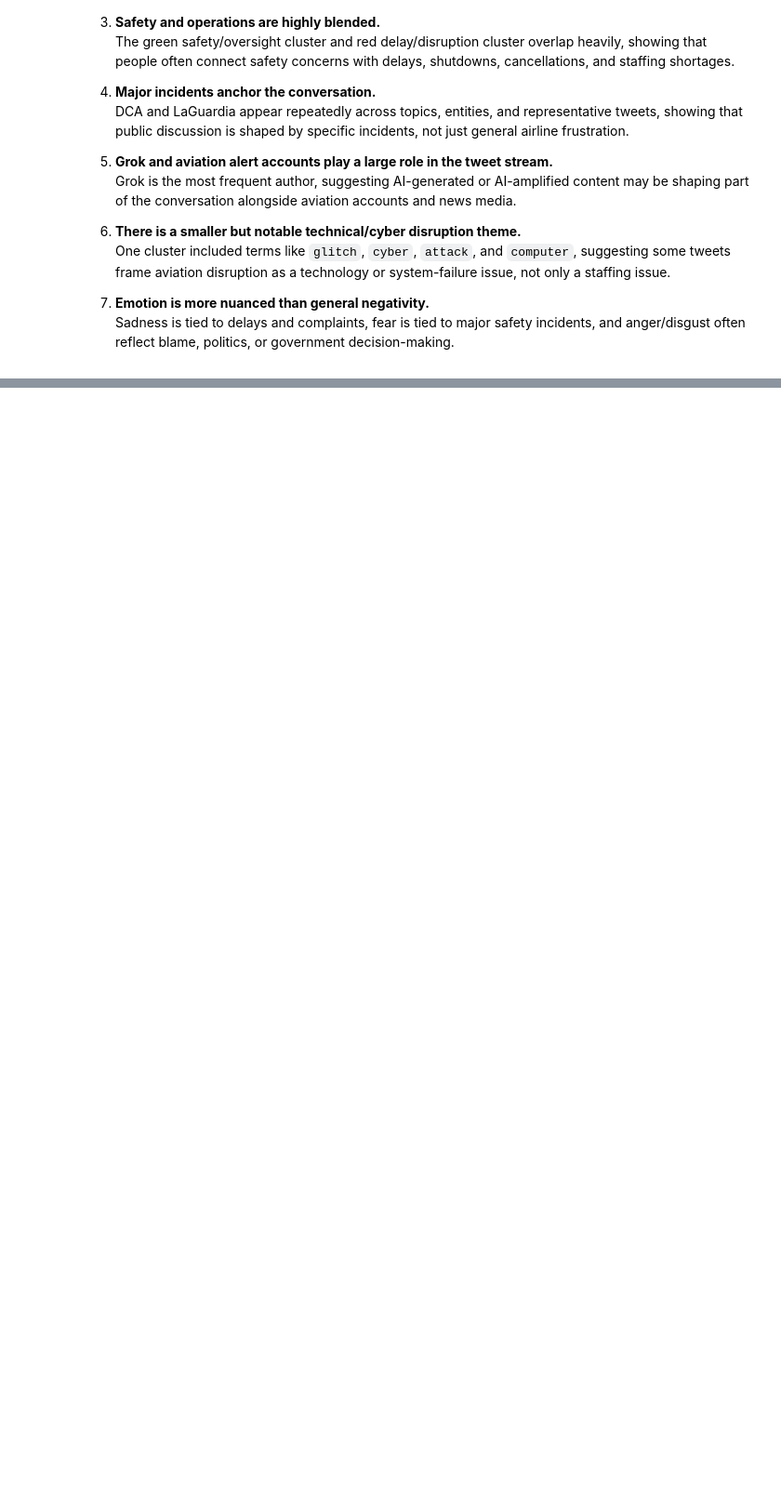
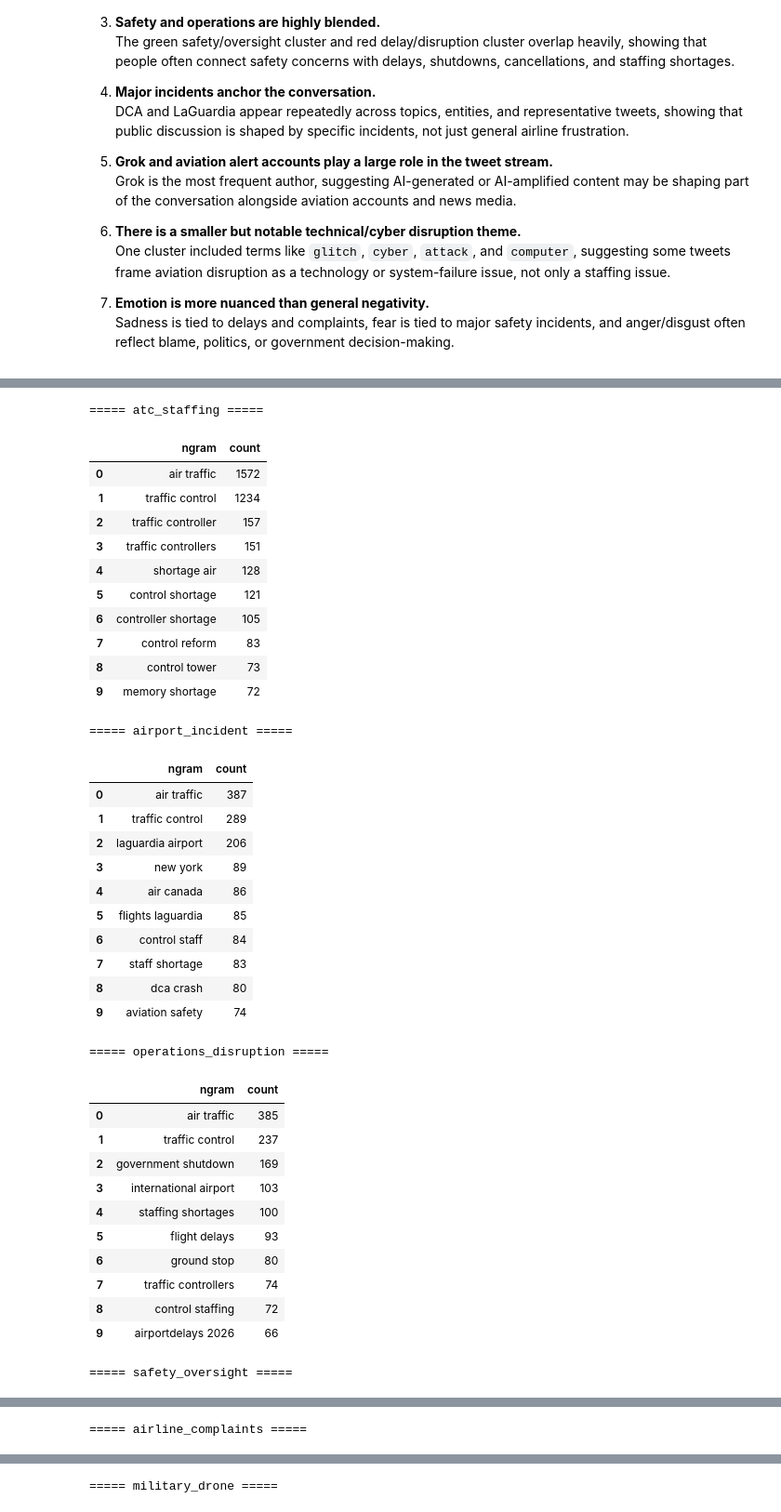
Before and after one commit to lucas-huynh/uda_airline_final_project, a Jupyter notebook: UPDATED_FAA_Twitter_Analysis_Safety_Complaints.ipynb, the cells around one changed output, grey strips where cells are left out. Shown at 93% size. Saved outputs shown, nothing was run; the diff lists cells and outputs as text; code cells hidden in the pictures; blank space fills up the shorter version.

```diff
--- a/UPDATED_FAA_Twitter_Analysis_Safety_Complaints.ipynb
+++ b/UPDATED_FAA_Twitter_Analysis_Safety_Complaints.ipynb
@@ -2035,0 +2078,61 @@ Overall, the emotion model shows that the corpus is not simply “negative.” T
+# %%
+theme_bigram_tables = {}
+
+for theme in df["plot_theme"].value_counts().index:
+    theme_texts = df.loc[df["plot_theme"] == theme, "text_clean"].dropna()
+
+    if len(theme_texts) >= 5:
+        try:
+            theme_bigrams = get_top_ngrams(
+                theme_texts,
+                ngram_range=(2, 2),
+                min_df=2,
+                top_n=10
+            )
+
+            theme_bigram_tables[theme] = theme_bigrams
+
+            print(f"\n===== {theme} =====")
+            display(theme_bigrams)
+
+        except ValueError:
+            print(f"\n===== {theme} =====")
+            print("Not enough repeated bigrams for this theme.")
+# %% [output]
+===== atc_staffing =====
+|  | ngram | count |
+| 0 | air traffic | 1572 |
+| 1 | traffic control | 1234 |
+| 2 | traffic controller | 157 |
+| 3 | traffic controllers | 151 |
+| 4 | shortage air | 128 |
+| 5 | control shortage | 121 |
+| 6 | controller shortage | 105 |
+| 7 | control reform | 83 |
+| 8 | control tower | 73 |
+| 9 | memory shortage | 72 |
+===== airport_incident =====
+|  | ngram | count |
+| 0 | air traffic | 387 |
+| 1 | traffic control | 289 |
+| 2 | laguardia airport | 206 |
+| 3 | new york | 89 |
+| 4 | air canada | 86 |
+| 5 | flights laguardia | 85 |
+| 6 | control staff | 84 |
+| 7 | staff shortage | 83 |
+| 8 | dca crash | 80 |
+| 9 | aviation safety | 74 |
+===== operations_disruption =====
+|  | ngram | count |
+| 0 | air traffic | 385 |
+| 1 | traffic control | 237 |
+| 2 | government shutdown | 169 |
+| 3 | international airport | 103 |
+| 4 | staffing shortages | 100 |
+| 5 | flight delays | 93 |
+| 6 | ground stop | 80 |
+| 7 | traffic controllers | 74 |
+| 8 | control staffing | 72 |
+| 9 | airportdelays 2026 | 66 |
+===== safety_oversight =====
@@ -2035,0 +2150 @@ Overall, the emotion model shows that the corpus is not simply “negative.” T
+===== airline_complaints =====
@@ -2035,0 +2162 @@ Overall, the emotion model shows that the corpus is not simply “negative.” T
+===== military_drone =====
```
Also changed, not shown: parts of 11 cells of this notebook.
